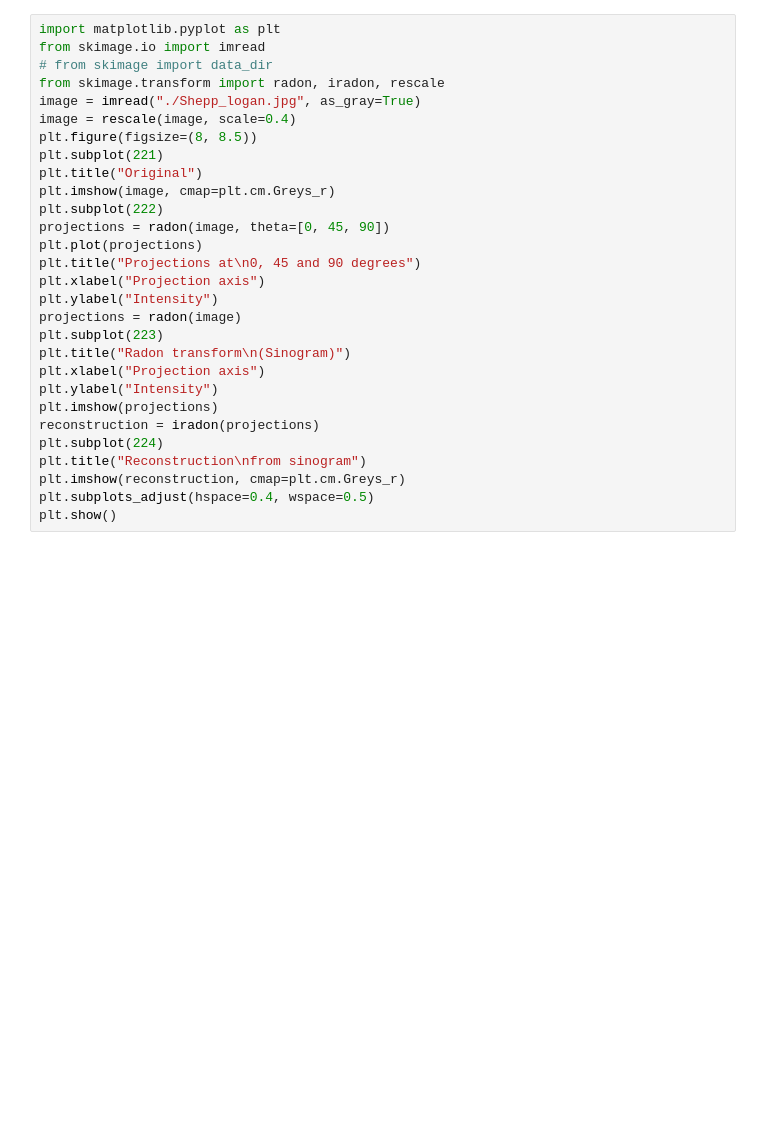
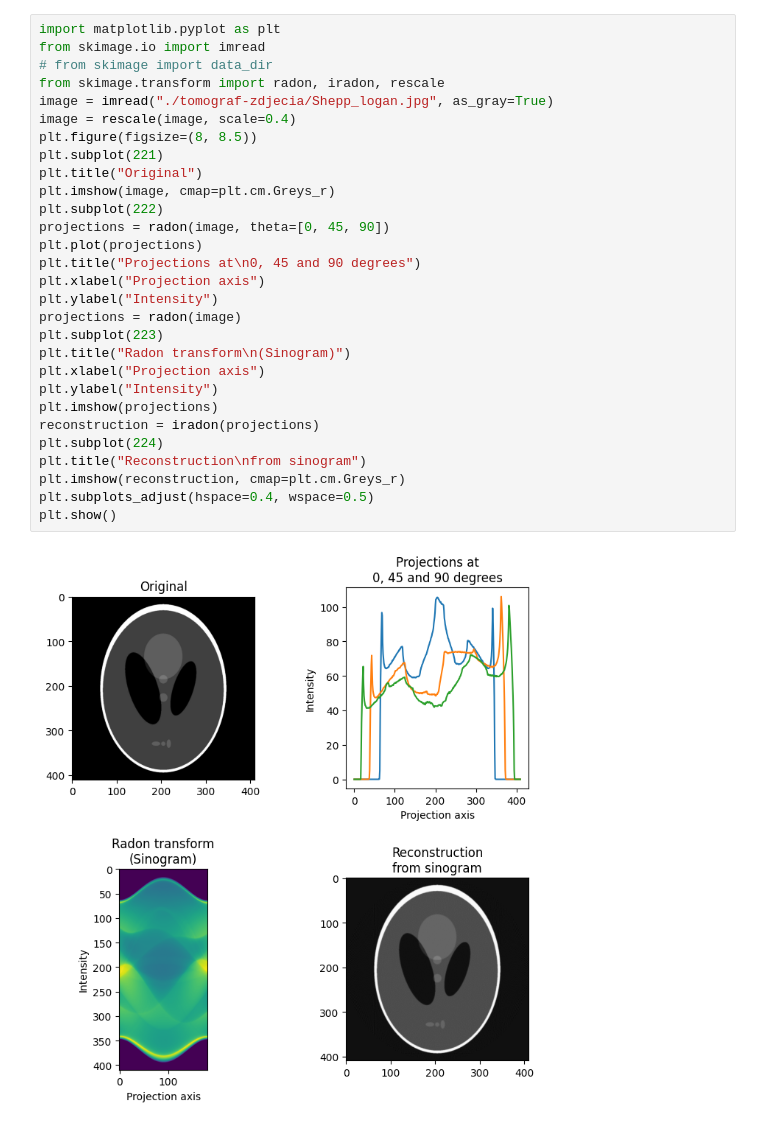
Before and after one commit to WiktorSzymanski/Tomography_Simulator_Project, a Jupyter notebook: main.ipynb, the cells around one changed output. Saved outputs shown, nothing was run; the diff lists cells and outputs as text; blank space fills up the shorter version.

```diff
--- a/main.ipynb
+++ b/main.ipynb
@@ -1,29 +1,31 @@
 # %%
 import matplotlib.pyplot as plt
 from skimage.io import imread
 # from skimage import data_dir
 from skimage.transform import radon, iradon, rescale
-image = imread("./Shepp_logan.jpg", as_gray=True)
+image = imread("./tomograf-zdjecia/Shepp_logan.jpg", as_gray=True)
 image = rescale(image, scale=0.4)
 plt.figure(figsize=(8, 8.5))
 plt.subplot(221)
 plt.title("Original")
 plt.imshow(image, cmap=plt.cm.Greys_r)
 plt.subplot(222)
 projections = radon(image, theta=[0, 45, 90])
 plt.plot(projections)
 plt.title("Projections at\n0, 45 and 90 degrees")
 plt.xlabel("Projection axis")
 plt.ylabel("Intensity")
 projections = radon(image)
 plt.subplot(223)
 plt.title("Radon transform\n(Sinogram)")
 plt.xlabel("Projection axis")
 plt.ylabel("Intensity")
 plt.imshow(projections)
 reconstruction = iradon(projections)
 plt.subplot(224)
 plt.title("Reconstruction\nfrom sinogram")
 plt.imshow(reconstruction, cmap=plt.cm.Greys_r)
 plt.subplots_adjust(hspace=0.4, wspace=0.5)
 plt.show()
+# %% [output]
+[figure, added]
```
Also changed, not shown: parts of 2 cells of this notebook, 2 other files.
